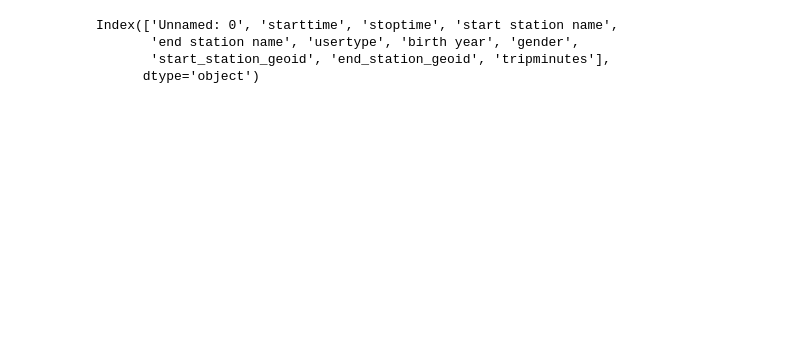
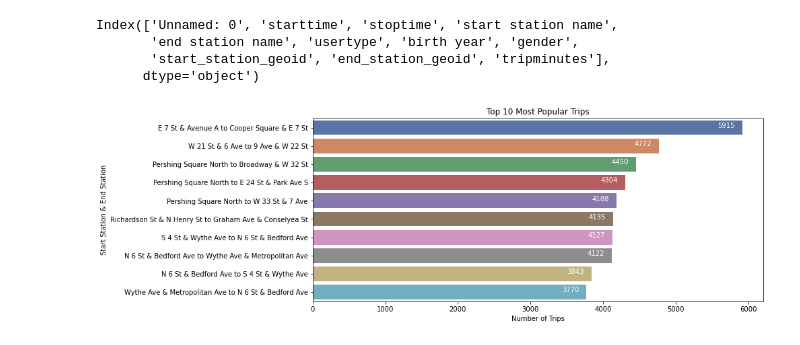
Before and after one commit to shljessie/INFO-2950, a Jupyter notebook: data_exploration/tripdata_exploration.ipynb, the cells around one changed output. Drawn from its saved outputs; the diff is of its cells as text; code cells hidden in the pictures; blank space fills up the shorter version.

```diff
--- a/data_exploration/tripdata_exploration.ipynb
+++ b/data_exploration/tripdata_exploration.ipynb
@@ -122,3 +122,15 @@ trips_df["Trip"] = trips_df["start station name"] + " to " + trips_df["end stati
 trips_df = trips_df[:10]
 trips_df = trips_df.drop(['start station name', "end station name"], axis = 1)
 trips_df = trips_df.reset_index()
+# %%
+plt.figure(figsize=(12,5))
+ax4 = sns.barplot('Number of Trips','Trip', data = trips_df, palette="deep")
+ax4.set_title('Top 10 Most Popular Trips')
+ax4.set_ylabel("Start Station & End Station")
+ax4.set_xlabel("Number of Trips")
+for index, row in trips_df.iterrows():
+    ax4.text(row['Number of Trips']-220,index,row['Number of Trips'],
+             color='white', ha="center")
+plt.show()
+# %% [output]
+[figure, added]
```
Also changed, not shown: parts of 2 cells of this notebook.
